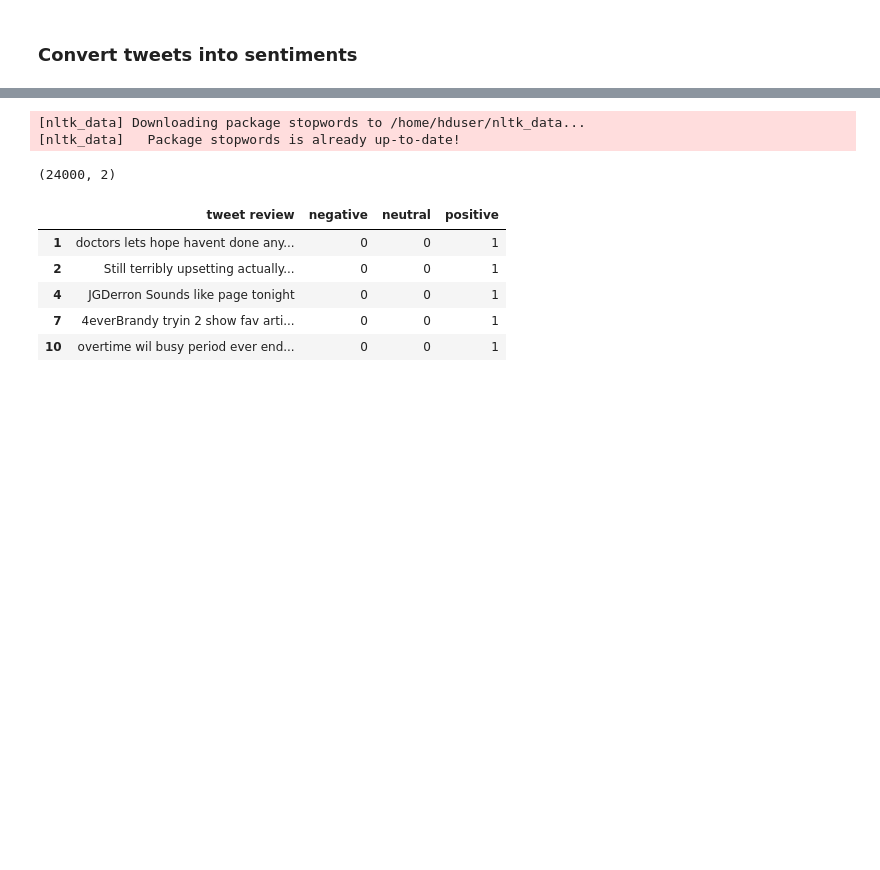
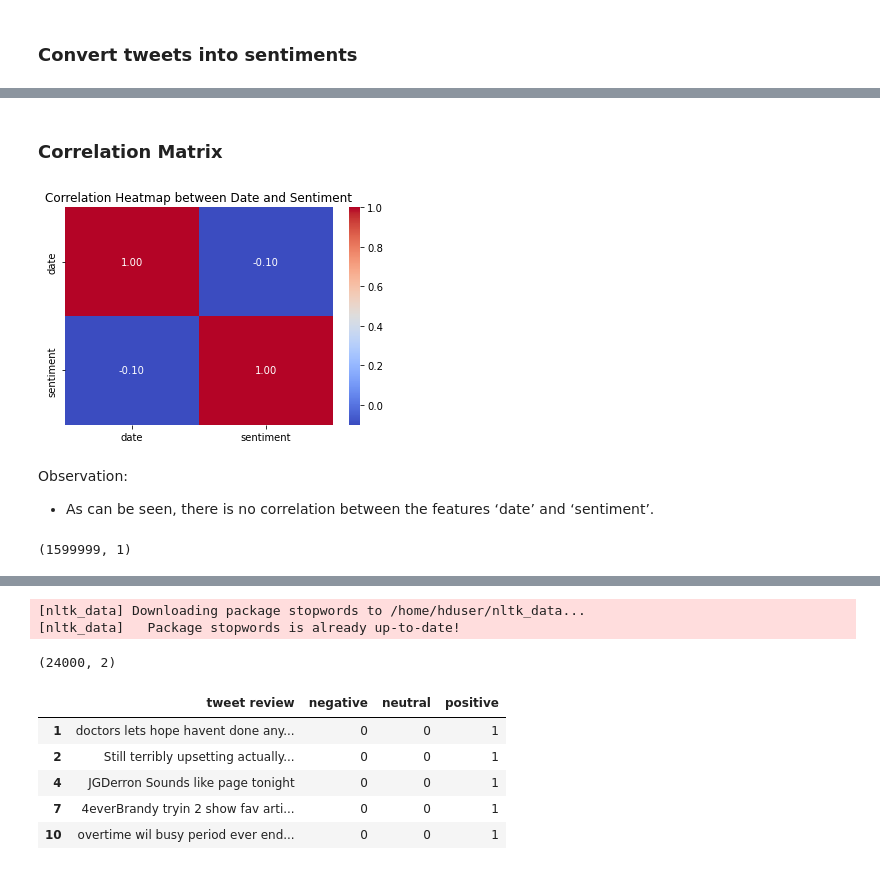
Before and after one commit to CleliaCaetano/CA2_SEM2_ProjectTweets, a Jupyter notebook: MScDataAnalytics_CA2_SEM2_CleliaCaetano.ipynb, the cells around one changed output, grey strips where cells are left out. Saved outputs shown, nothing was run; the diff lists cells and outputs as text; code cells hidden in the pictures; blank space fills up the shorter version.

```diff
--- a/MScDataAnalytics_CA2_SEM2_CleliaCaetano.ipynb
+++ b/MScDataAnalytics_CA2_SEM2_CleliaCaetano.ipynb
@@ -727,2 +1033,8 @@ print(df)
 
 [1599999 rows x 3 columns]
+# %%
+# Drop the 'tweet' column
+df.drop('tweet', axis=1, inplace=True)
+
+# Display the DataFrame with sentiment and without the 'tweet' column
+print(df)
@@ -728,0 +1069,30 @@ print(df)
+# %% [markdown]
+### Correlation Matrix
+# %%
+# Convert the 'date' column to datetime
+df['date'] = pd.to_datetime(df['date'])
+
+# Calculate the correlation matrix
+correlation_matrix = df.corr()
+
+# Visualize the correlation matrix as a heatmap
+sns.heatmap(correlation_matrix, annot=True, cmap='coolwarm', fmt=".2f")
+
+# Add a title to the heatmap
+plt.title('Correlation Heatmap between Date and Sentiment')
+
+# Show the plot
+plt.show()
+# %% [output]
+[figure, added]
+# %% [markdown]
+Observation:
+- As can be seen, there is no correlation between the features ‘date’ and ‘sentiment’.
+# %%
+# Set the 'datetime' column as the index
+df.set_index('date', inplace=True)
+
+# Check the data shape
+df.shape
+# %% [output]
+(1599999, 1)
```
Also changed, not shown: parts of 79 cells of this notebook.
